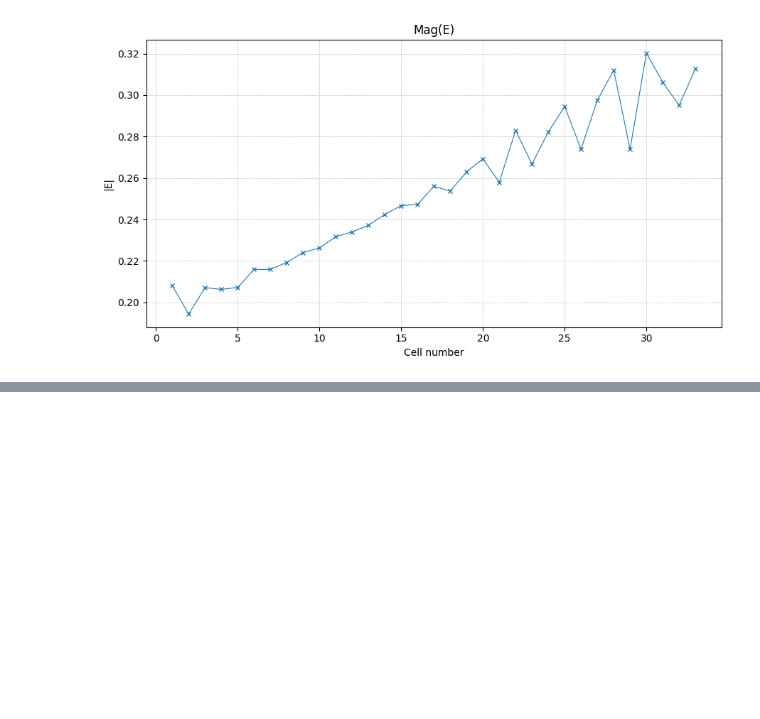
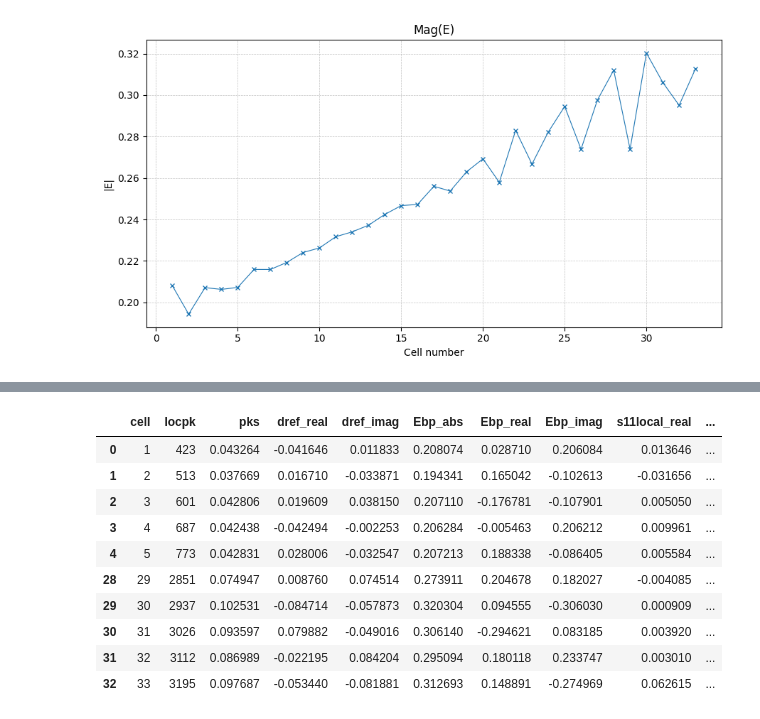
Before and after one commit to lsito/mast, a Jupyter notebook: notebook/Calculations_test.ipynb, the cells around one changed output, grey strips where cells are left out. Drawn from its saved outputs; the diff is of its cells as text; code cells hidden in the pictures; blank space fills up the shorter version.

```diff
--- a/notebook/Calculations_test.ipynb
+++ b/notebook/Calculations_test.ipynb
@@ -769,0 +845,19 @@ ds11_1 = ds11_comp_local_1 * att[-2]
+# %%
+import pandas as pd
+
+pd.concat([
+    bdata.tuning_dataframe().head(5),
+    bdata.tuning_dataframe().tail(5),
+])
+# %% [output]
+|  | cell | locpk | pks | dref_real | dref_imag | Ebp_abs | Ebp_real | Ebp_imag | s11local_real | ... |
+| 0 | 1 | 423 | 0.043264 | -0.041646 | 0.011833 | 0.208074 | 0.028710 | 0.206084 | 0.013646 | ... |
+| 1 | 2 | 513 | 0.037669 | 0.016710 | -0.033871 | 0.194341 | 0.165042 | -0.102613 | -0.031656 | ... |
+| 2 | 3 | 601 | 0.042806 | 0.019609 | 0.038150 | 0.207110 | -0.176781 | -0.107901 | 0.005050 | ... |
+| 3 | 4 | 687 | 0.042438 | -0.042494 | -0.002253 | 0.206284 | -0.005463 | 0.206212 | 0.009961 | ... |
+| 4 | 5 | 773 | 0.042831 | 0.028006 | -0.032547 | 0.207213 | 0.188338 | -0.086405 | 0.005584 | ... |
+| 28 | 29 | 2851 | 0.074947 | 0.008760 | 0.074514 | 0.273911 | 0.204678 | 0.182027 | -0.004085 | ... |
+| 29 | 30 | 2937 | 0.102531 | -0.084714 | -0.057873 | 0.320304 | 0.094555 | -0.306030 | 0.000909 | ... |
+| 30 | 31 | 3026 | 0.093597 | 0.079882 | -0.049016 | 0.306140 | -0.294621 | 0.083185 | 0.003920 | ... |
+| 31 | 32 | 3112 | 0.086989 | -0.022195 | 0.084204 | 0.295094 | 0.180118 | 0.233747 | 0.003010 | ... |
+| 32 | 33 | 3195 | 0.097687 | -0.053440 | -0.081881 | 0.312693 | 0.148891 | -0.274969 | 0.062615 | ... |
```
Also changed, not shown: parts of 12 cells of this notebook, 1 other file.
